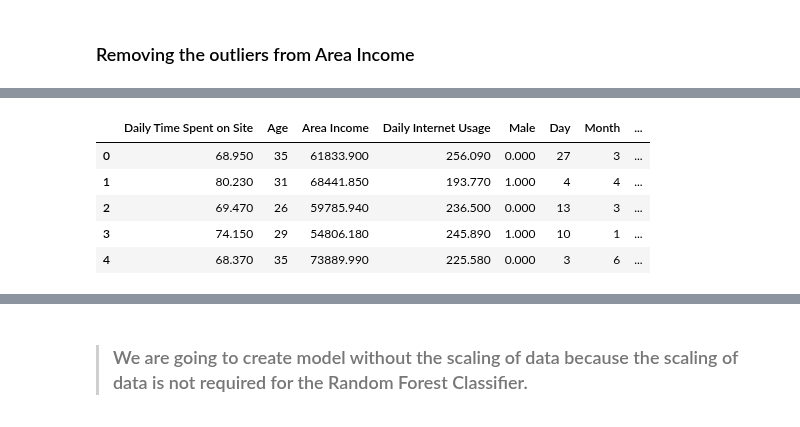
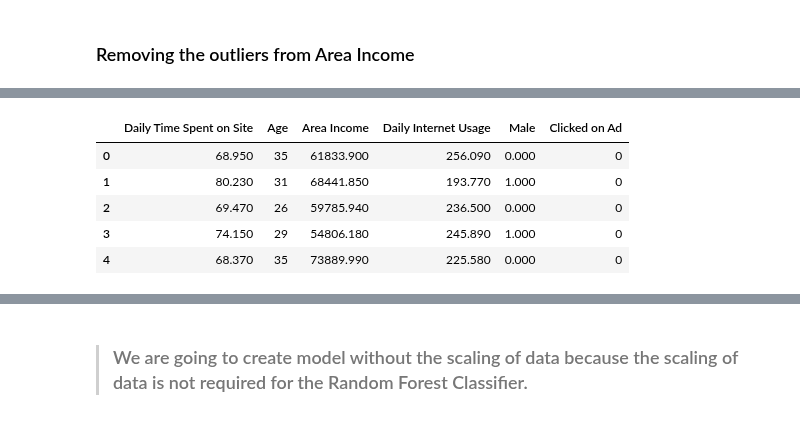
Before and after one commit to Harsh502s/ML-Assignments, a Jupyter notebook: Notebooks/Assignment 6 RFC.ipynb, the cells around one changed output, grey strips where cells are left out. Drawn from its saved outputs; the diff is of its cells as text; code cells hidden in the pictures.

```diff
--- a/Notebooks/Assignment 6 RFC.ipynb
+++ b/Notebooks/Assignment 6 RFC.ipynb
@@ -39,7 +39,7 @@ pd.set_option("display.float_format", lambda x: "%.3f" % x)
 # Reading Data
 
 df = pd.read_csv(
-    r"C:\Users\ds12\College\ML-Assignments\Data Sets\MLK\Ad Click Data.csv"
+    r"C:\Users\harsh\College\ML-Assignments\Data Sets\MLK\Ad Click Data.csv"
 )
 df.head()
 # %% [output]
@@ -52,7 +52,7 @@ df.head()
 # %%
 # Dropping columns which are not required
 
-df.drop(["Ad Topic Line", "City", "Country"], axis=1, inplace=True)
+df.drop(["Ad Topic Line", "City", "Country",'Timestamp'], axis=1, inplace=True)
 # %%
 df.head()
 # %% [output]
@@ -140,13 +159,3 @@ q2 = df["Area Income"].quantile(0.75)
 iqr = q2 - q1
 df = df[(df["Area Income"] > q1 - 1.5 * iqr) &
         (df["Area Income"] < q2 + 1.5 * iqr)]
-# %%
-# Converting the timestamp to datetime format and extracting the day and month
-df.Timestamp = pd.to_datetime(df.Timestamp)
-
-df["Day"] = df.Timestamp.dt.day
-df["Month"] = df.Timestamp.dt.month
-
-# Dropping the timestamp column
-
-df.drop("Timestamp", axis=1, inplace=True)
@@ -162,23 +162,21 @@ df.head()
 # %%
 # Reindexing the dataframe making the Clicked on Ad as the last column
 
 df = df.reindex(
     columns=[
         "Daily Time Spent on Site",
         "Age",
         "Area Income",
         "Daily Internet Usage",
         "Male",
-        "Day",
-        "Month",
         "Clicked on Ad",
     ]
 )
 df.head()
 # %% [output]
-|  | Daily Time Spent on Site | Age | Area Income | Daily Internet Usage | Male | Day | Month | ... |
-| 0 | 68.950 | 35 | 61833.900 | 256.090 | 0.000 | 27 | 3 | ... |
-| 1 | 80.230 | 31 | 68441.850 | 193.770 | 1.000 | 4 | 4 | ... |
-| 2 | 69.470 | 26 | 59785.940 | 236.500 | 0.000 | 13 | 3 | ... |
-| 3 | 74.150 | 29 | 54806.180 | 245.890 | 1.000 | 10 | 1 | ... |
-| 4 | 68.370 | 35 | 73889.990 | 225.580 | 0.000 | 3 | 6 | ... |
+|  | Daily Time Spent on Site | Age | Area Income | Daily Internet Usage | Male | Clicked on Ad |
+| 0 | 68.950 | 35 | 61833.900 | 256.090 | 0.000 | 0 |
+| 1 | 80.230 | 31 | 68441.850 | 193.770 | 1.000 | 0 |
+| 2 | 69.470 | 26 | 59785.940 | 236.500 | 0.000 | 0 |
+| 3 | 74.150 | 29 | 54806.180 | 245.890 | 1.000 | 0 |
+| 4 | 68.370 | 35 | 73889.990 | 225.580 | 0.000 | 0 |
```
Also changed, not shown: parts of 16 cells of this notebook, 10 other files.
